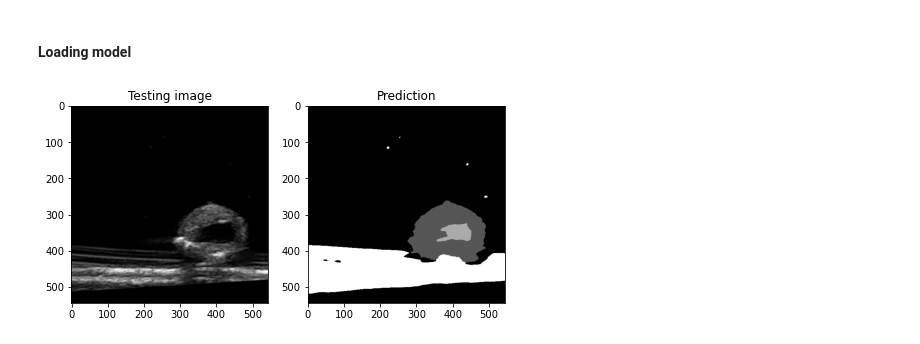
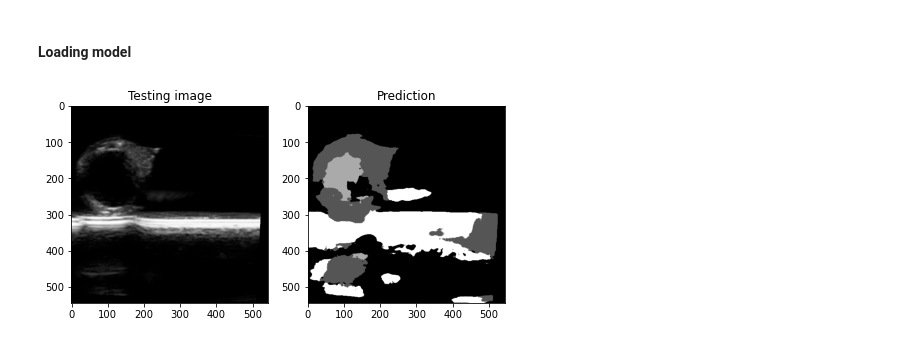
Before and after one commit to david-pilny/ZOD, a Jupyter notebook: Semestral_Project/First_training/20221030_benchmarking.ipynb, the cells around one changed output. Drawn from its saved outputs; the diff is of its cells as text; code cells hidden in the pictures.

```diff
--- a/Semestral_Project/First_training/20221030_benchmarking.ipynb
+++ b/Semestral_Project/First_training/20221030_benchmarking.ipynb
@@ -34,6 +34,6 @@ def segment_image(img_path):
     plt.imshow(predicted_img, cmap='gray')
     plt.show()
 # %%
-segment_image('../Dataset/Generated_Testing_Images/generated_0_1131.png')
+segment_image('../Dataset/Generated_Testing_Images/generated_0_1400.png')
 # %% [output]
-[figure, old version]
+[figure, new version]
```
Also changed, not shown: 2 other files.
